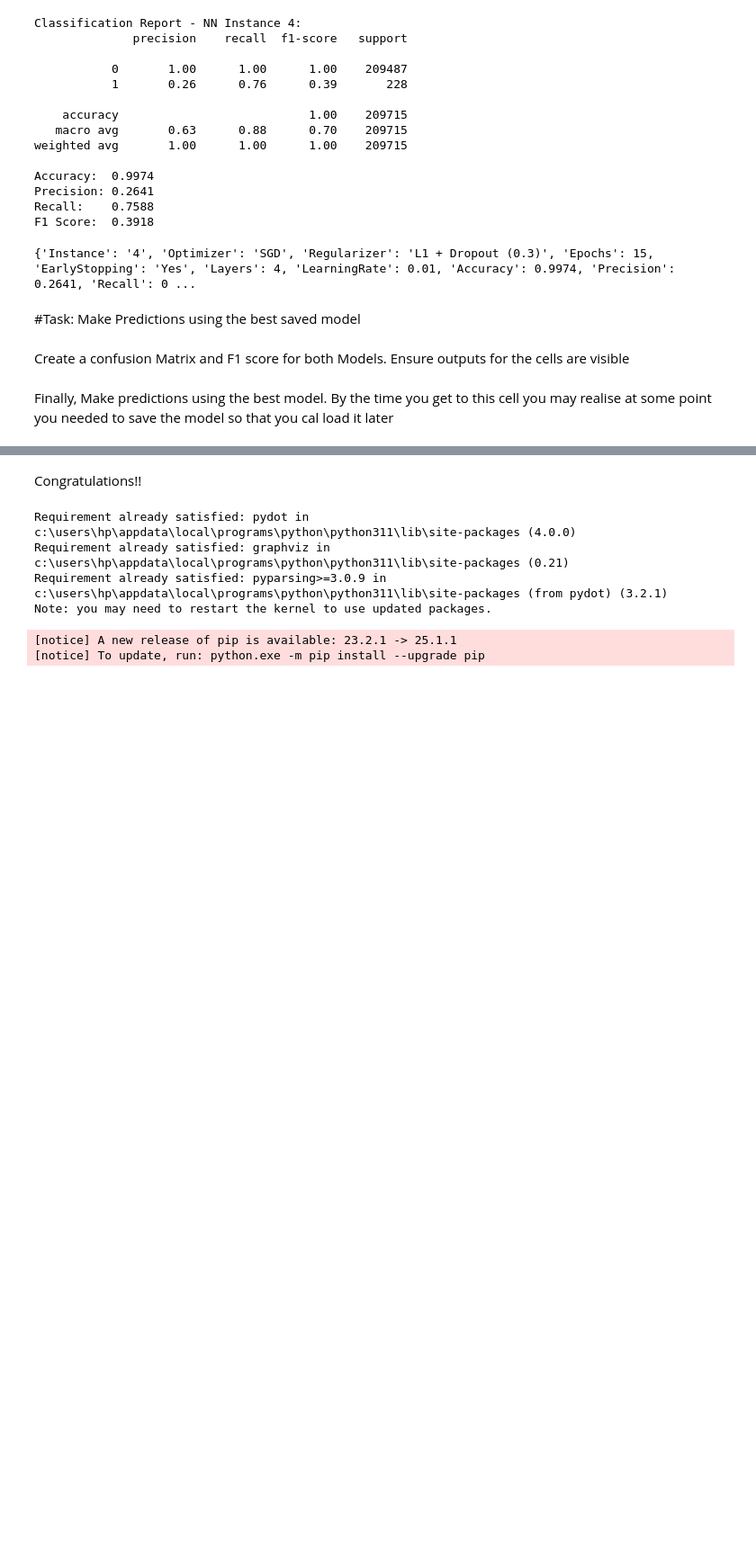
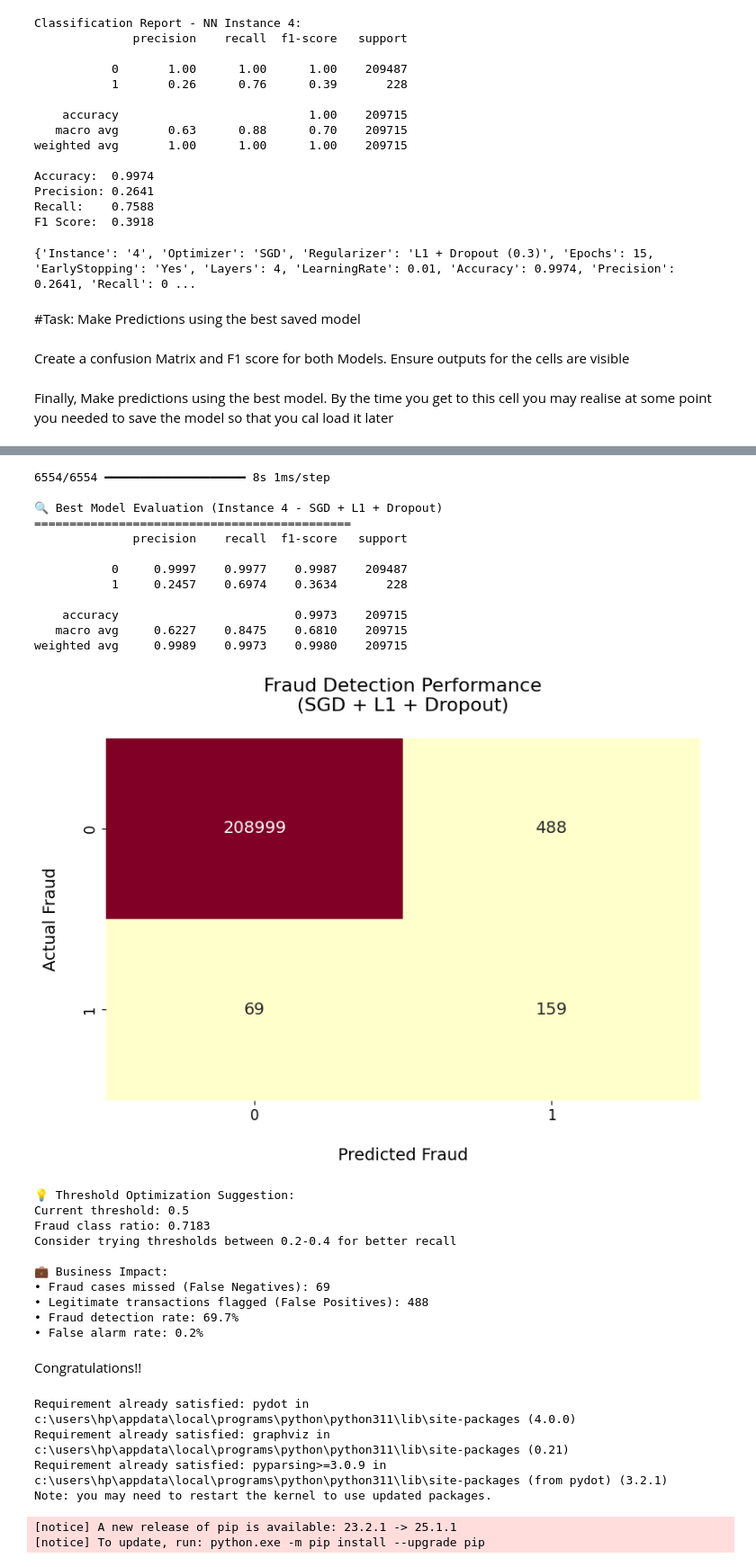
Before and after one commit to JohnOngeri/FraudDetection, a Jupyter notebook: Summative_Intro_to_ml_[John_Ongeri_Ouma_number]_assignment.ipynb, the cells around one changed output, grey strips where cells are left out. Shown at 90% size. Drawn from its saved outputs; the diff is of its cells as text; code cells hidden in the pictures; blank space fills up the shorter version.

```diff
--- a/Summative_Intro_to_ml_[John_Ongeri_Ouma_number]_assignment.ipynb
+++ b/Summative_Intro_to_ml_[John_Ongeri_Ouma_number]_assignment.ipynb
@@ -917,3 +864,79 @@ weighted avg       1.00      0.99      0.99    209715
+# %%
+# =============================================
+# Evaluating the BEST MODEL (Instance 4)
+# SGD + L1 Regularization + Dropout
+# =============================================
+
+from tensorflow.keras.models import load_model
+from sklearn.metrics import classification_report, confusion_matrix
+import matplotlib.pyplot as plt
+import seaborn as sns
+
+# === 1. Load the BEST model (Instance 4) ===
+best_model = load_model('saved_models/nn_instance4_optimized.keras')
+
+# === 2. Make predictions ===
+# Get raw probabilities first for threshold analysis
+y_probs = best_model.predict(X_test_scaled)
+y_pred = (y_probs > 0.5).astype("int32")  # Default threshold
+
+# === 3. Evaluate with key metrics ===
+print("\n🔍 Best Model Evaluation (Instance 4 - SGD + L1 + Dropout)")
+print("=============================================")
+print(classification_report(y_test, y_pred, digits=4))
+
+# === 4. Enhanced Confusion Matrix ===
+plt.figure(figsize=(8,6))
+ax = sns.heatmap(confusion_matrix(y_test, y_pred),
+                 annot=True, fmt='d',
+                 cmap='YlOrRd',
+                 cbar=False,
+                 annot_kws={'size':14})
+ax.set_xlabel('\nPredicted Fraud', fontsize=14)
+ax.set_ylabel('Actual Fraud\n', fontsize=14)
+ax.set_title('Fraud Detection Performance\n(SGD + L1 + Dropout)\n', fontsize=16)
+plt.xticks(fontsize=12)
+plt.yticks(fontsize=12)
+plt.tight_layout()
+plt.show()
+
+# === 5. Threshold Analysis ===
+print("\n💡 Threshold Optimization Suggestion:")
+print(f"Current threshold: 0.5")
+print(f"Fraud class ratio: {y_probs[y_test==1].mean():.4f}")
+print("Consider trying thresholds between 0.2-0.4 for better recall")
+
+# === 6. Business Impact Metrics ===
+tn, fp, fn, tp = confusion_matrix(y_test, y_pred).ravel()
+print(f"\n💼 Business Impact:")
+print(f"• Fraud cases missed (False Negatives): {fn}")
+print(f"• Legitimate transactions flagged (False Positives): {fp}")
+print(f"• Fraud detection rate: {tp/(tp+fn):.1%}")
+print(f"• False alarm rate: {fp/(fp+tn):.1%}")
+# %% [output]
+6554/6554 ━━━━━━━━━━━━━━━━━━━━ 8s 1ms/step
+
+🔍 Best Model Evaluation (Instance 4 - SGD + L1 + Dropout)
+=============================================
+              precision    recall  f1-score   support
+
+           0     0.9997    0.9977    0.9987    209487
+           1     0.2457    0.6974    0.3634       228
+
+    accuracy                         0.9973    209715
+   macro avg     0.6227    0.8475    0.6810    209715
+weighted avg     0.9989    0.9973    0.9980    209715
+[figure, added]
+💡 Threshold Optimization Suggestion:
+Current threshold: 0.5
+Fraud class ratio: 0.7183
+Consider trying thresholds between 0.2-0.4 for better recall
+
+💼 Business Impact:
+• Fraud cases missed (False Negatives): 69
+• Legitimate transactions flagged (False Positives): 488
+• Fraud detection rate: 69.7%
+• False alarm rate: 0.2%
 # %% [markdown]
 Congratulations!!
 # %%
```
Also changed, not shown: parts of 3 cells of this notebook.
